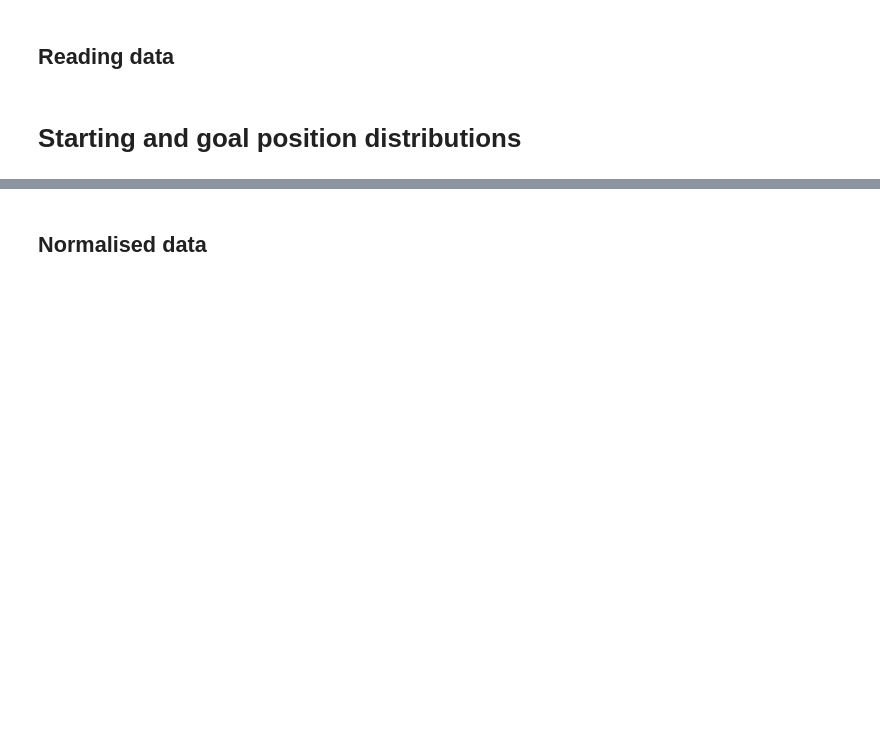
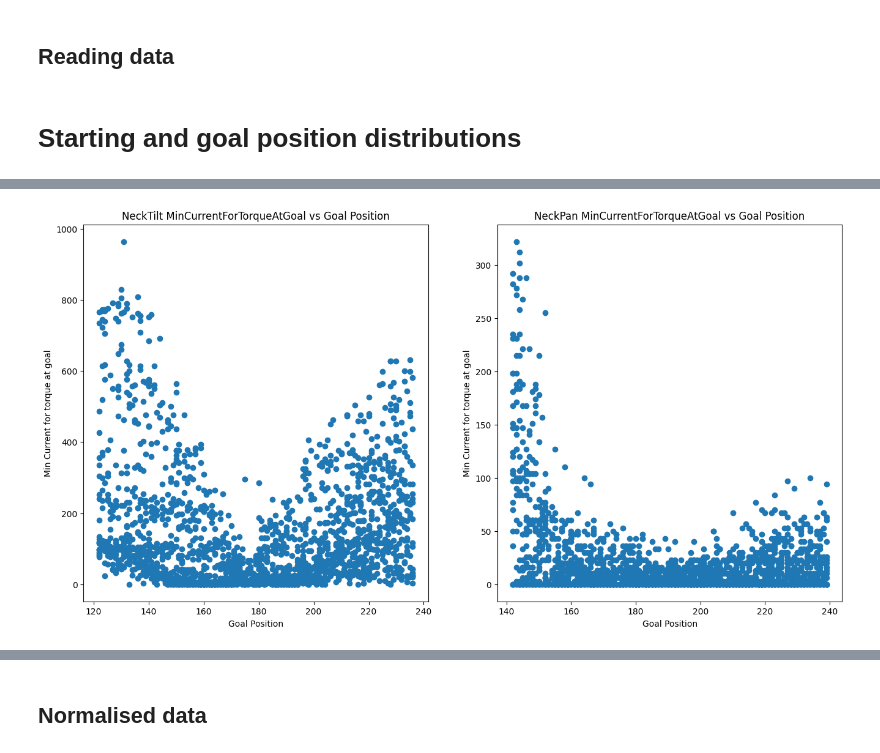
Before and after one commit to ikaros-project/ikaros, a Jupyter notebook: Source/Modules/RobotModules/CompliantRobot/CurrentPositionMapping/PlotTrajectories.ipynb, the cells around one changed output, grey strips where cells are left out. Drawn from its saved outputs; the diff is of its cells as text; code cells hidden in the pictures; blank space fills up the shorter version.

```diff
--- a/Source/Modules/RobotModules/CompliantRobot/CurrentPositionMapping/PlotTrajectories.ipynb
+++ b/Source/Modules/RobotModules/CompliantRobot/CurrentPositionMapping/PlotTrajectories.ipynb
@@ -354,0 +354,12 @@ plot_start_current_vs_distance(mapping_metrics, ['NeckTilt', 'NeckPan'], servoIn
+# %%
+#plot MinCurrentForTorqueAtGoal vs goal position
+fig, axs = plt.subplots(1, 2, figsize=(16, 8))
+for i,servo in enumerate(servos_in_use):
+    goal_positions = [mapping_metrics[key]['GoalPosition'][servoIndices[servo]] for key in mapping_metrics]
+    min_currents = [mapping_metrics[key]['MinCurrentForTorqueAtGoal'][servoIndices[servo]] for key in mapping_metrics]
+    axs[i].scatter(goal_positions, min_currents)
+    axs[i].set_title(f'{servo} MinCurrentForTorqueAtGoal vs Goal Position')
+    axs[i].set_xlabel('Goal Position')
+    axs[i].set_ylabel('Min Current for torque at goal')
+# %% [output]
+[figure, added]
```
Also changed, not shown: parts of 10 cells of this notebook.
